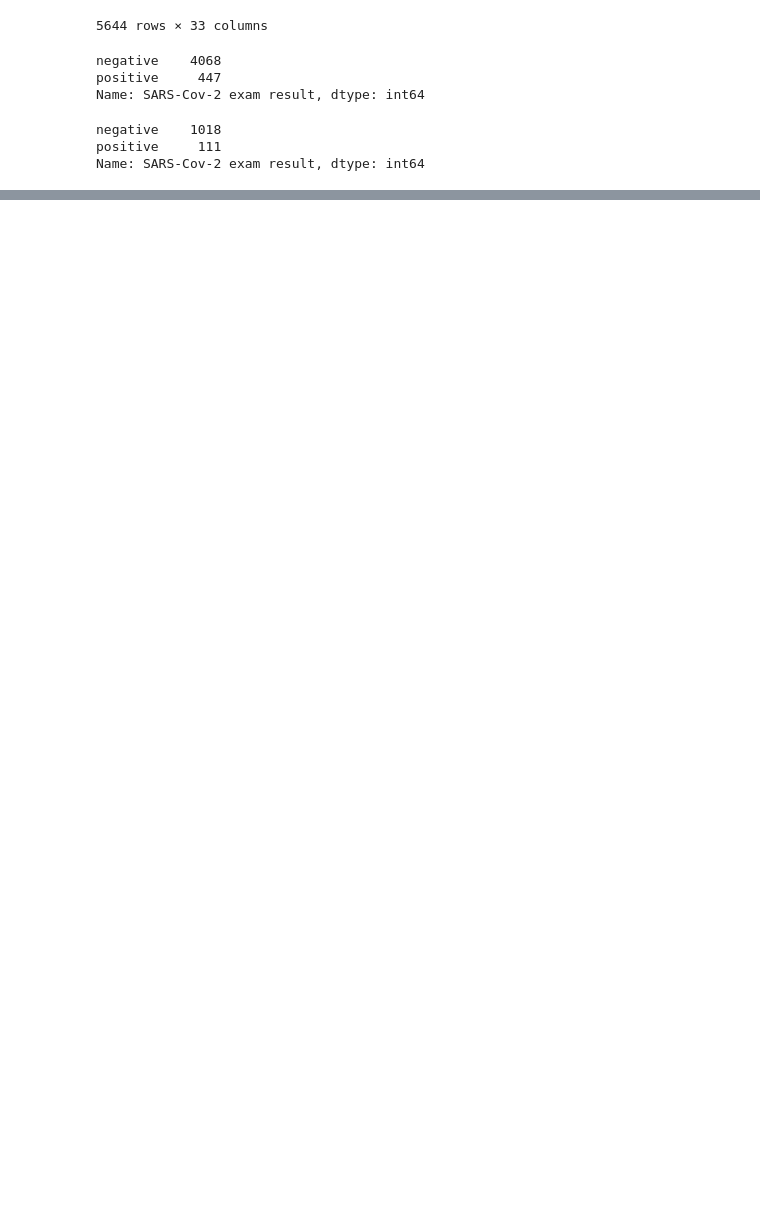
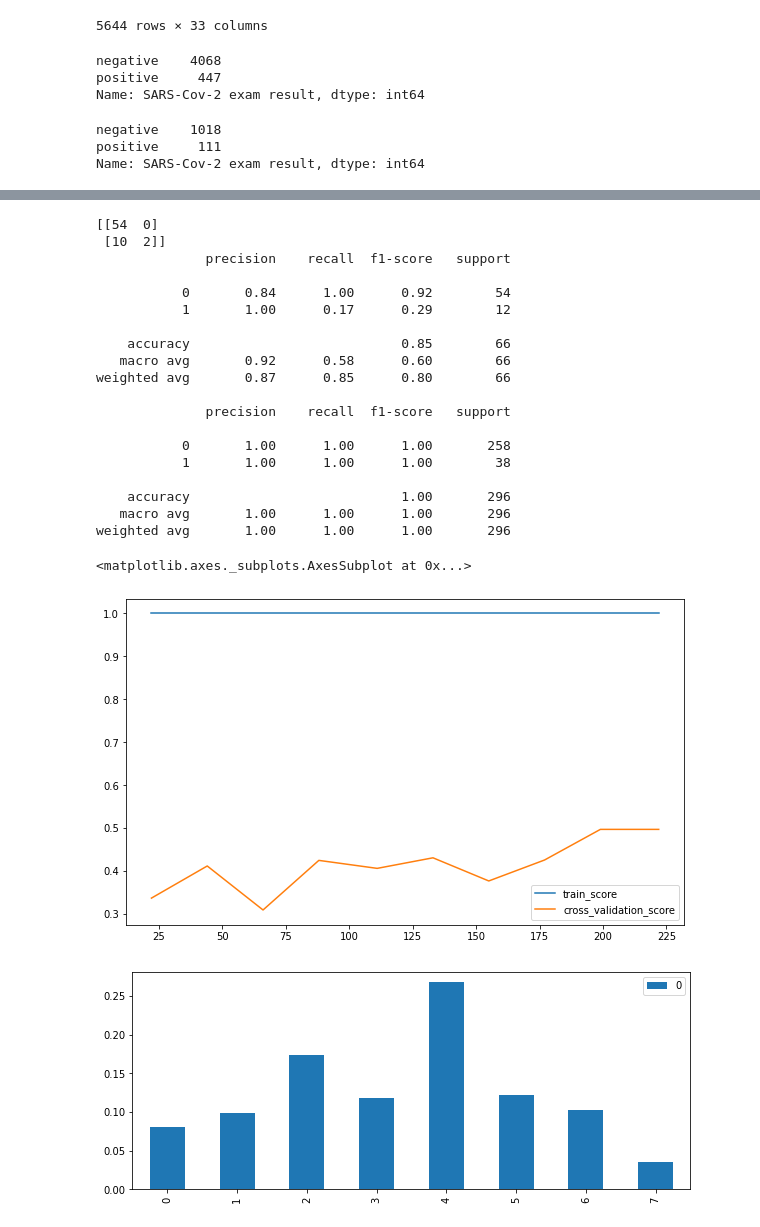
Before and after one commit to christian235711/covid, a Jupyter notebook: preprocessing_covid.ipynb, the cells around one changed output, grey strips where cells are left out. Drawn from its saved outputs; the diff is of its cells as text; code cells hidden in the pictures; blank space fills up the shorter version.

```diff
--- a/preprocessing_covid.ipynb
+++ b/preprocessing_covid.ipynb
@@ -600,0 +283,26 @@ RandomForestClassifier.set_params
+# %%
+evaluation(model_3, X_train, y_train, X_test, y_test )
+pd.DataFrame(model_3[1].feature_importances_).plot.bar(figsize=(10,4) )
+# %% [output]
+[[54  0]
+ [10  2]]
+              precision    recall  f1-score   support
+
+           0       0.84      1.00      0.92        54
+           1       1.00      0.17      0.29        12
+
+    accuracy                           0.85        66
+   macro avg       0.92      0.58      0.60        66
+weighted avg       0.87      0.85      0.80        66
+
+              precision    recall  f1-score   support
+
+           0       1.00      1.00      1.00       258
+           1       1.00      1.00      1.00        38
+
+    accuracy                           1.00       296
+   macro avg       1.00      1.00      1.00       296
+weighted avg       1.00      1.00      1.00       296
+<matplotlib.axes._subplots.AxesSubplot at 0x...>
+[figure, added]
+[figure, added]
```
Also changed, not shown: parts of 95 cells of this notebook.
